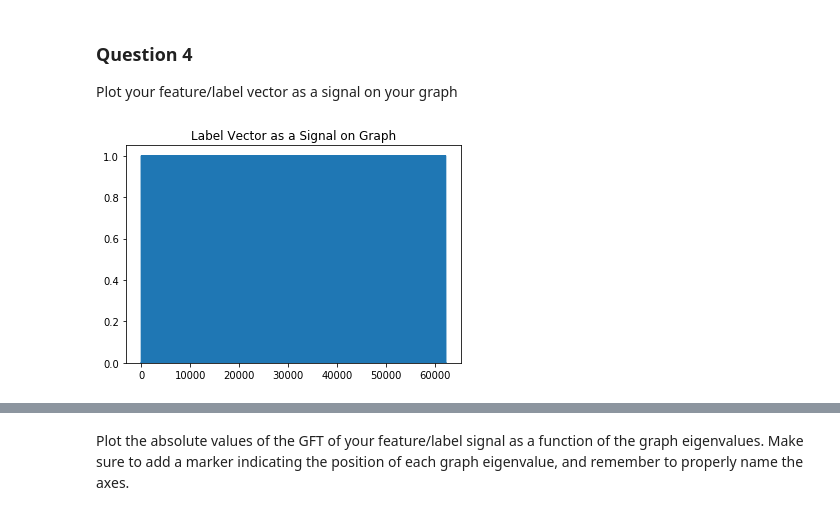
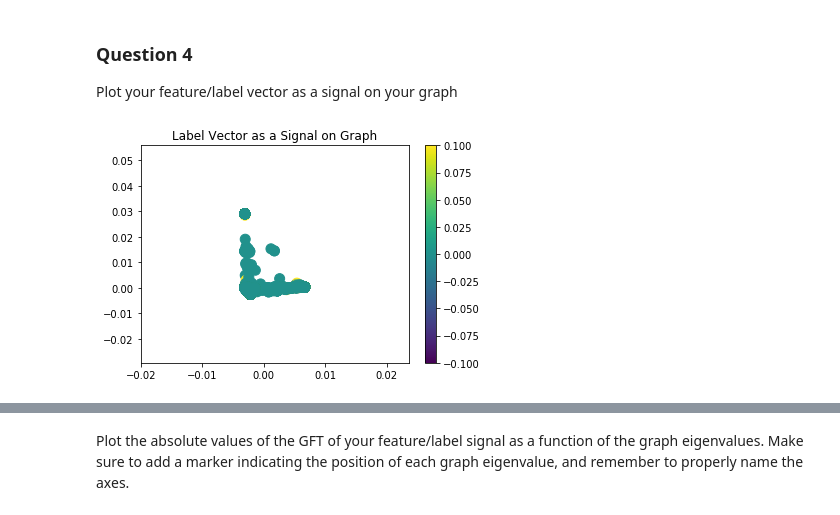
Before and after one commit to ilijagjorgjiev/ntds2018_team50, a Jupyter notebook: milestones/4_graph_signal_processing.ipynb, the cells around one changed output, grey strips where cells are left out. Cells and saved outputs as stored; diff of their text form; code cells hidden in the pictures.

```diff
--- a/milestones/4_graph_signal_processing.ipynb
+++ b/milestones/4_graph_signal_processing.ipynb
@@ -87,9 +87,5 @@ _Note_: If your features/labels are not floating-point numbers, please convert t
 import pandas as pd
 features = pd.read_csv('features.csv')
 # %%
-adjacency_org = scipy.load("undirected_adjacency.npy")
-adjacency = sparse.csr_matrix(adjacency_org, adjacency_org.shape, dtype=np.float)
-scipy.sparse.save_npz("adjacency_undirected_sparse_csr" ,adjacency)
-
 adjacency = scipy.sparse.load_npz("adjacency_undirected_sparse_csr.npz")
 n_nodes =  adjacency.shape[0]
@@ -162,0 +148,8 @@ fig.tight_layout()
+# %%
+low = min (np.ndarray.min(U[:,:3]), np.ndarray.min(U[:,-3:]))
+up = max (np.ndarray.max(U[:,:3]), np.ndarray.max(U[:,-3:]))
+limits=[low ,up]
+print(limits)
+
+#or
+limits=[0.1 ,-0.1]
@@ -212,7 +197,7 @@ def iGFT(x):
 
 Plot your feature/label vector as a signal on your graph
 # %%
-graph.set_coordinates('line1D')
-graph.plot_signal(labels, plot_name='Label Vector as a Signal on Graph', colorbar=True)
+graph.set_coordinates(eigenvectors[:, 1:3])
+graph.plot_signal(labels, plot_name='Label Vector as a Signal on Graph', colorbar=True, limits=limits)
 # %% [output]
-[figure, old version]
+[figure, new version]
```
Also changed, not shown: parts of 30 cells of this notebook.
